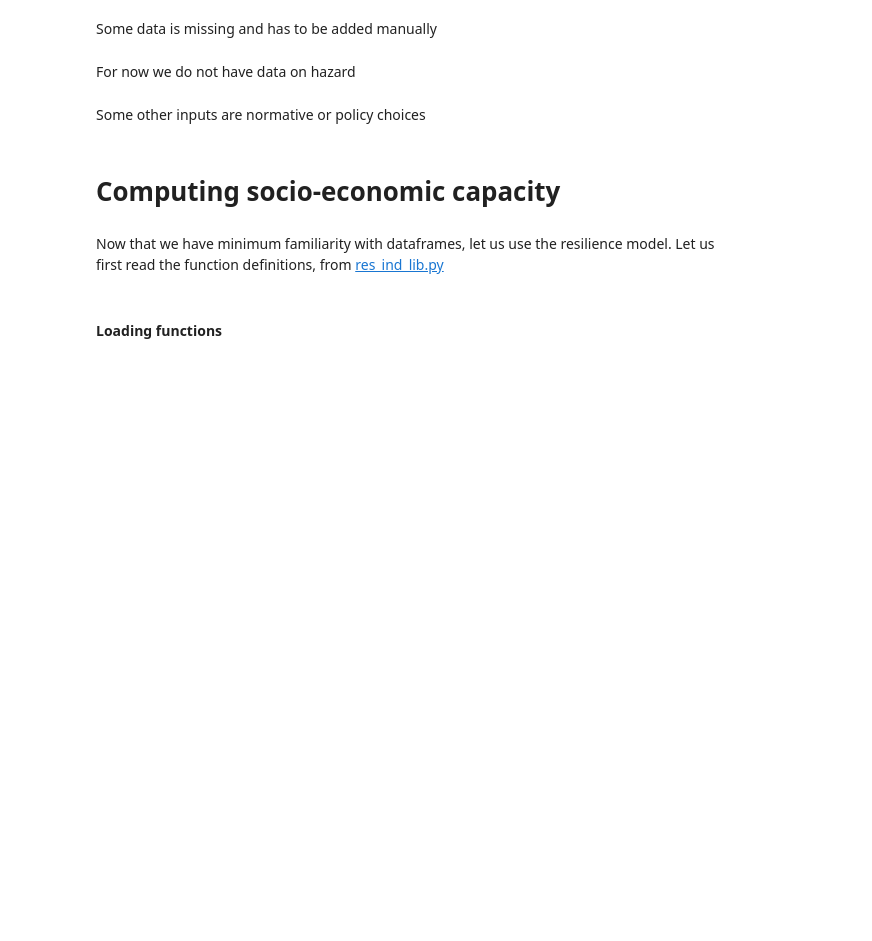
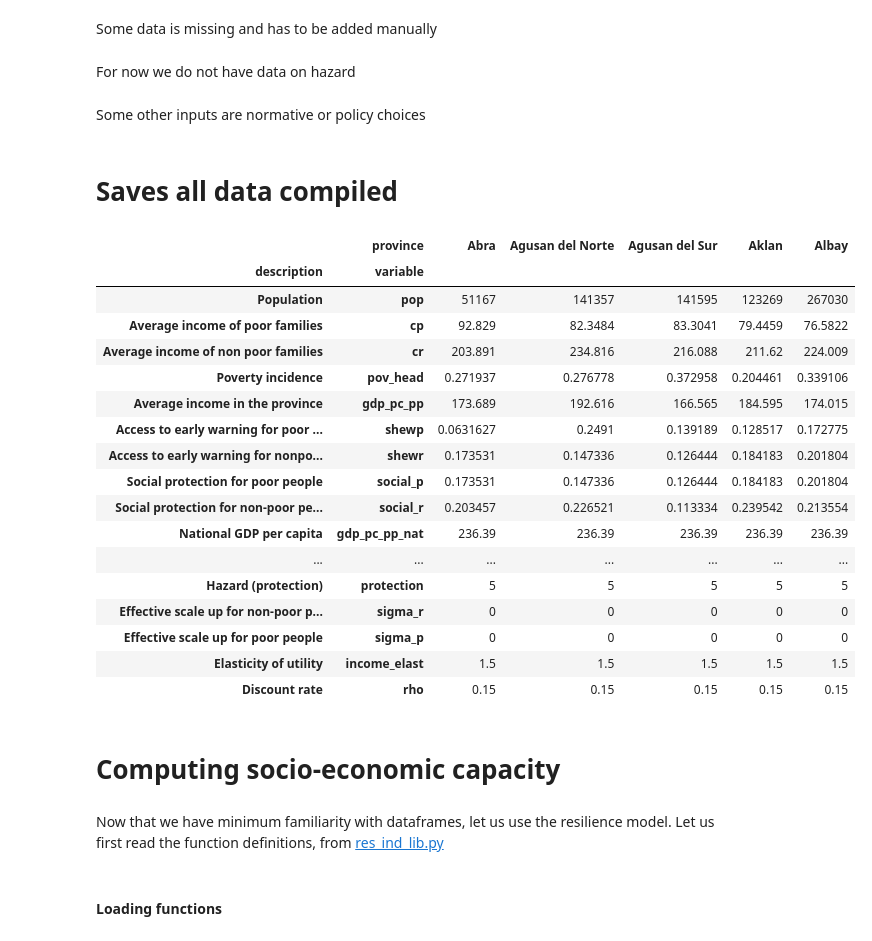
Before and after one commit to adrivsh/resilience_indicator_phl, a Jupyter notebook: socio_economic_capacity.ipynb, the cells around one changed output. Cells and saved outputs as stored; diff of their text form; code cells hidden in the pictures; blank space fills up the shorter version.

```diff
--- a/socio_economic_capacity.ipynb
+++ b/socio_economic_capacity.ipynb
@@ -134,6 +134,40 @@ df["income_elast"] = 1.5
 
 #discount rate
 df["rho"]=15/100
+# %% [markdown]
+# Saves all data compiled
+# %%
+description = pd.read_csv("inputs/inputs_info.csv", index_col="key")["descriptor"]
+description.head()
+
+data = df.copy()
+data.ix["description"]= description
+data=data.T.reset_index().set_index(["description","index"]).T
+data.columns.names = ['description', 'variable']
+
+#saves the data
+data.to_excel("inputs/all_data_compiled.xlsx")
+
+data.head().T #displays the first few provinces, transposed for ease of reading.
+# %% [output]
+|  | province | Abra | Agusan del Norte | Agusan del Sur | Aklan | Albay |
+| description | variable |  |  |  |  |  |
+| Population | pop | 51167 | 141357 | 141595 | 123269 | 267030 |
+| Average income of poor families | cp | 92.829 | 82.3484 | 83.3041 | 79.4459 | 76.5822 |
+| Average income of non poor families | cr | 203.891 | 234.816 | 216.088 | 211.62 | 224.009 |
+| Poverty incidence | pov_head | 0.271937 | 0.276778 | 0.372958 | 0.204461 | 0.339106 |
+| Average income in the province | gdp_pc_pp | 173.689 | 192.616 | 166.565 | 184.595 | 174.015 |
+| Access to early warning for poor ... | shewp | 0.0631627 | 0.2491 | 0.139189 | 0.128517 | 0.172775 |
+| Access to early warning for nonpo... | shewr | 0.173531 | 0.147336 | 0.126444 | 0.184183 | 0.201804 |
+| Social protection for poor people | social_p | 0.173531 | 0.147336 | 0.126444 | 0.184183 | 0.201804 |
+| Social protection for non-poor pe... | social_r | 0.203457 | 0.226521 | 0.113334 | 0.239542 | 0.213554 |
+| National GDP per capita | gdp_pc_pp_nat | 236.39 | 236.39 | 236.39 | 236.39 | 236.39 |
+| ... | ... | ... | ... | ... | ... | ... |
+| Hazard (protection) | protection | 5 | 5 | 5 | 5 | 5 |
+| Effective scale up for non-poor p... | sigma_r | 0 | 0 | 0 | 0 | 0 |
+| Effective scale up for poor people | sigma_p | 0 | 0 | 0 | 0 | 0 |
+| Elasticity of utility | income_elast | 1.5 | 1.5 | 1.5 | 1.5 | 1.5 |
+| Discount rate | rho | 0.15 | 0.15 | 0.15 | 0.15 | 0.15 |
 # %% [markdown]
 # Computing socio-economic capacity
 # %% [markdown]
```
Also changed, not shown: 2 other files.
